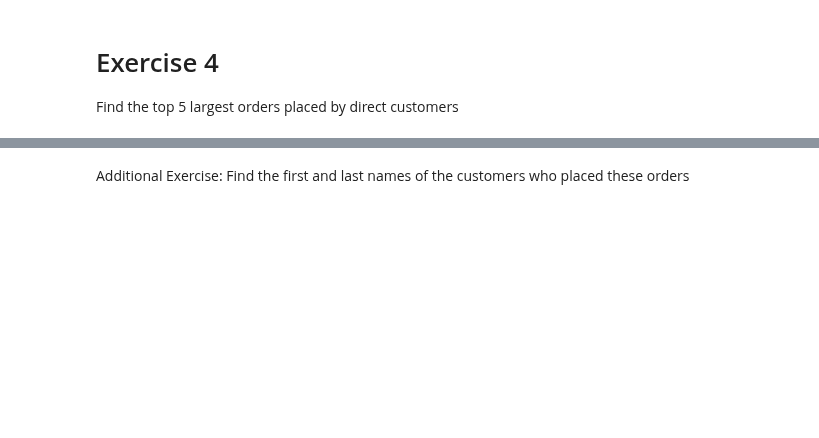
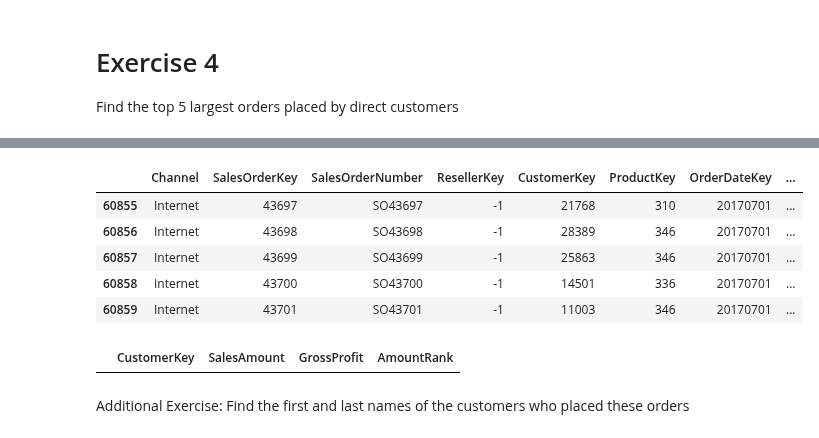
Before and after one commit to org-runink/sql-bootcamp-labs, a Jupyter notebook: solutions/week3_day1_afternoon/wcd-originals/Exercise_Pandas_Data_Processing_Solution.ipynb, the cells around one changed output, grey strips where cells are left out. Saved outputs shown, nothing was run; the diff lists cells and outputs as text; code cells hidden in the pictures; blank space fills up the shorter version.

```diff
--- a/solutions/week3_day1_afternoon/wcd-originals/Exercise_Pandas_Data_Processing_Solution.ipynb
+++ b/solutions/week3_day1_afternoon/wcd-originals/Exercise_Pandas_Data_Processing_Solution.ipynb
@@ -16,7 +18,7 @@ Load all the data files into Python
 import pandas as pd
 import csv
 # %%
-sales = pd.read_csv('https://weclouddata.s3.amazonaws.com/datasets/retail/adventureworks/csv/DimSalesOrder.csv')
+sales = pd.read_csv('https://weclouddata.s3.amazonaws.com/datasets/retail/adventureworks/csv/DimSalesOrder.csv', dtype={"CarrierTrackingNumber": str, "CustomerPONumber": str})
 product = pd.read_csv('https://weclouddata.s3.amazonaws.com/datasets/retail/adventureworks/csv/DimProduct.csv')
 category = pd.read_csv('https://weclouddata.s3.amazonaws.com/datasets/retail/adventureworks/csv/DimProductCategory.csv')
 subcategory = pd.read_csv('https://weclouddata.s3.amazonaws.com/datasets/retail/adventureworks/csv/DimProductSubCategory.csv')
@@ -110,9 +273,18 @@ sales_customer.sort_values(by='SalesAmount', ascending=False)[
 # %%
 # METHOD 2: Using rank()
 sales_customer['AmountRank'] = sales_customer['SalesAmount'].rank(ascending=False)
-
-sales_customer[sales_customer['AmountRank'] <= 5][
-    ['CustomerKey', 'SalesAmount', 'GrossProfit', 'AmountRank']]
+sales_customer.head(5)
+# %% [output]
+|  | Channel | SalesOrderKey | SalesOrderNumber | ResellerKey | CustomerKey | ProductKey | OrderDateKey | ... |
+| 60855 | Internet | 43697 | SO43697 | -1 | 21768 | 310 | 20170701 | ... |
+| 60856 | Internet | 43698 | SO43698 | -1 | 28389 | 346 | 20170701 | ... |
+| 60857 | Internet | 43699 | SO43699 | -1 | 25863 | 346 | 20170701 | ... |
+| 60858 | Internet | 43700 | SO43700 | -1 | 14501 | 336 | 20170701 | ... |
+| 60859 | Internet | 43701 | SO43701 | -1 | 11003 | 346 | 20170701 | ... |
+# %%
+sales_customer[sales_customer['AmountRank'] <= 5][['CustomerKey', 'SalesAmount', 'GrossProfit', 'AmountRank']]
+# %% [output]
+|  | CustomerKey | SalesAmount | GrossProfit | AmountRank |
 # %% [markdown]
 Additional Exercise: Find the first and last names of the customers who placed these orders
 # %%
```
Also changed, not shown: parts of 20 cells of this notebook, 2 other files.
